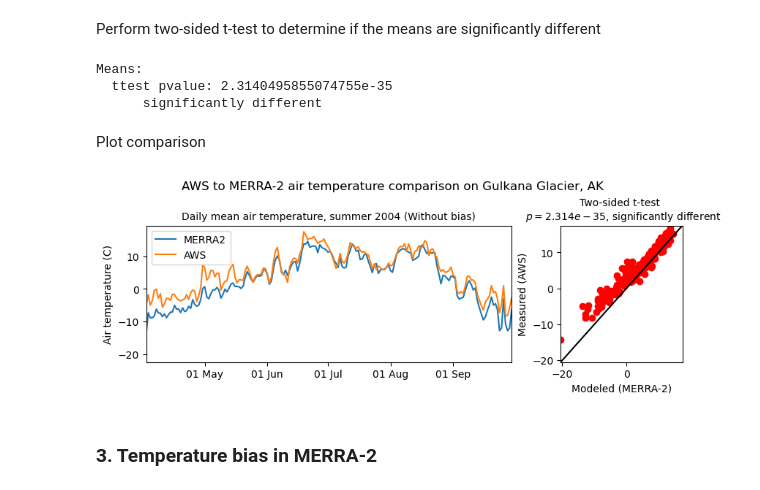
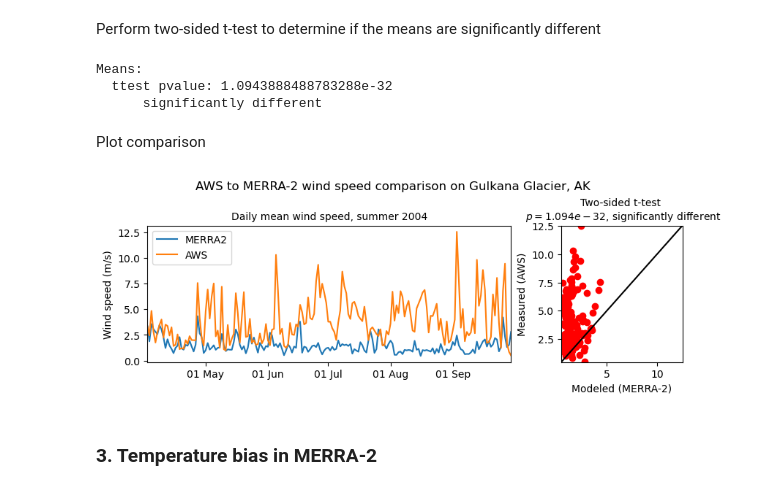
Before and after one commit to clairevwilson/PyGEM-EB, a Jupyter notebook: pygem_eb/processing/climate_plotting.ipynb, the cells around one changed output. Drawn from its saved outputs; the diff is of its cells as text; code cells hidden in the pictures.

Commit message:
fixed wind in climate_plotting

```diff
--- a/pygem_eb/processing/climate_plotting.ipynb
+++ b/pygem_eb/processing/climate_plotting.ipynb
@@ -10,7 +10,7 @@ import numpy as np
 import scipy.stats as ss
 # %%
 # INPUTS
-var = 'temp'      # Variable to compare
+var = 'wind'      # Variable to compare
 model = 'MERRA2'
 start = pd.to_datetime('2004-04-01 00:00')
 end = pd.to_datetime('2004-09-30 00:00')
@@ -64,8 +64,19 @@ if model in ['MERRA2']:
     file_lat = str(int(np.floor(cenlat/10)*10))
     file_lon = str(int(np.floor(cenlon/10)*10))
     fn_MERRA2 = fp_MERRA2.replace('LAT',file_lat).replace('LON',file_lon)
-    fn_MERRA2 = fn_MERRA2.replace('VAR',all_vars[var]['MERRA2'])
-    ds = xr.open_dataset(fn_MERRA2)
+    if var != 'wind':
+        fn_MERRA2 = fn_MERRA2.replace('VAR',all_vars[var]['MERRA2'])
+        ds = xr.open_dataset(fn_MERRA2)
+    else:
+        fn_MERRA2_u = fn_MERRA2.replace('VAR',all_vars['uwind']['MERRA2'])
+        fn_MERRA2_v = fn_MERRA2.replace('VAR',all_vars['vwind']['MERRA2'])
+        dsu = xr.open_dataset(fn_MERRA2_u).sel(time=pd.date_range(start_M,end_M,freq='h'))
+        dsv = xr.open_dataset(fn_MERRA2_v).sel(time=pd.date_range(start_M,end_M,freq='h'))
+        ds = dsu.copy(deep=True)
+        uwind = dsu.U2M.values
+        vwind = dsv.V2M.values
+        ds.U2M.values = np.sqrt(np.power(uwind,2)+np.power(vwind,2))
+        ds = ds.rename({'U2M':'wind'})
     ds = ds.sel(time=pd.date_range(start_M,end_M,freq='h'))
     ds = ds.interp(time=pd.date_range(start-timezone,end-timezone,freq='h'))
     ds.coords['time'] = pd.date_range(start,end,freq='h')
@@ -202,7 +213,10 @@ else:
 # %% [markdown]
 Perform two-sided t-test to determine if the means are significantly different
 # %%
-plot_model = ds_model[all_vars[var][model]].values
+if var != 'wind':
+    plot_model = ds_model[all_vars[var][model]].values
+else:
+    plot_model = ds_model['wind'].values
 df_AWS = df_AWS.fillna(0)
 plot_AWS = df_AWS[var].to_numpy() #['Precip_Weighing_Incremental'].to_numpy()
 if var == 'tp':
@@ -219,33 +233,33 @@ else:
 print('     ',result)
 # %% [output]
 Means:
-  ttest pvalue: 2.3140495855074755e-35
+  ttest pvalue: 1.0943888488783288e-32
       significantly different
 # %% [markdown]
 Plot comparison
 # %%
 fig,[ax1,ax2] = plt.subplots(1,2,width_ratios=[3,1],figsize=(8,3),layout='constrained')
 ax1.plot(ds_model['time'],plot_model,label=model)
 ax1.plot(df_AWS.index,plot_AWS,label='AWS')
 ax1.legend()
 ax2.scatter(plot_model,plot_AWS,label='AWS',c='r')
 maxval = max(np.max(plot_AWS),np.max(plot_model))
 minval = min(np.min(plot_AWS),np.min(plot_model))
 ax2.plot([minval,maxval],[minval,maxval],c='black')
-ax1.set_ylabel('Air temperature (C)')
+ax1.set_ylabel('Wind speed (m/s)')
 ax2.set_ylabel('Measured (AWS)')
 ax2.set_xlabel('Modeled (MERRA-2)')
 date_form = mpl.dates.DateFormatter('%d %b')
 ax1.xaxis.set_major_formatter(date_form)
 ax1.set_xlim([start+pd.Timedelta(days=1),end])
 ax2.set_xlim([minval,maxval])
 ax2.set_ylim([minval,maxval])
-ax1.set_title('Daily mean air temperature, summer 2004 (Without bias)',fontsize=10)
+ax1.set_title('Daily mean wind speed, summer 2004',fontsize=10)
 ax2.set_title(f'Two-sided t-test \n $p={p:.3e}$, {result}',fontsize=10)
-fig.suptitle('AWS to MERRA-2 air temperature comparison on Gulkana Glacier, AK')
+fig.suptitle('AWS to MERRA-2 wind speed comparison on Gulkana Glacier, AK')
 plt.show()
 # %% [output]
-[figure, old version]
+[figure, new version]
 # %% [markdown]
 ### 3. Temperature bias in MERRA-2
 # %%
```
Also changed, not shown: parts of 2 cells of this notebook.
